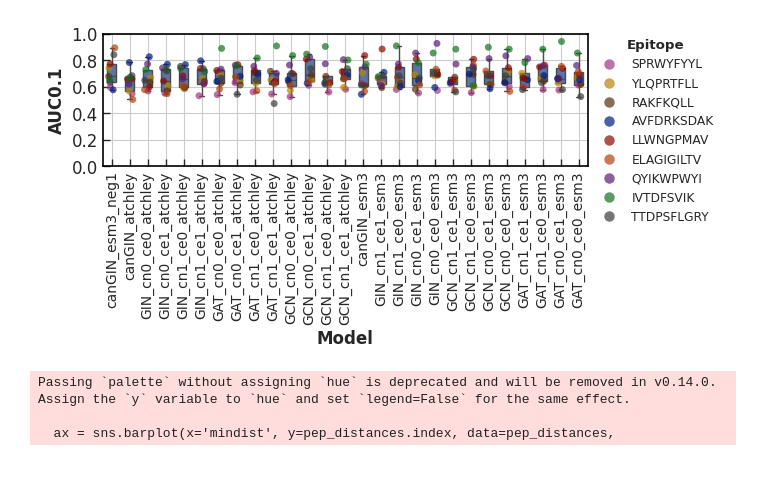
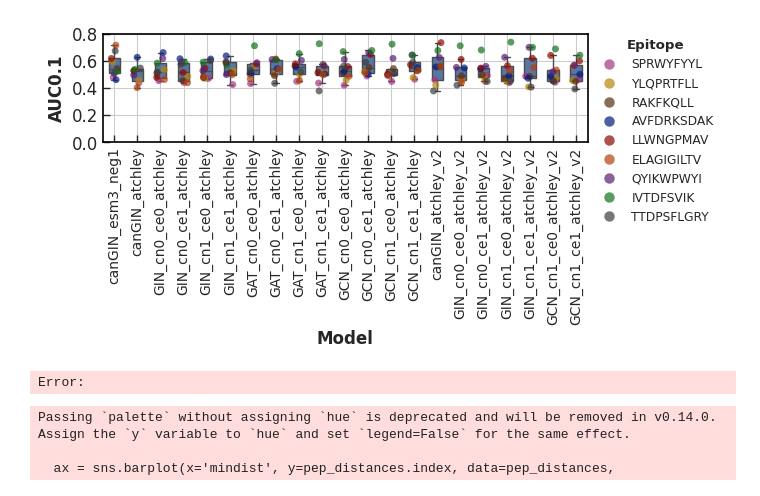
Before and after one commit to chagas98/MatchImmNet, a Jupyter notebook: notebooks/pred_analysis.ipynb, the cells around one changed output. Drawn from its saved outputs; the diff is of its cells as text; code cells hidden in the pictures.

```diff
--- a/notebooks/pred_analysis.ipynb
+++ b/notebooks/pred_analysis.ipynb
@@ -105,48 +105,44 @@ def auc_barplot(results_dirs, pattern="_raw_best.csv", save_dir=".", weighted_av
 
 # Example usage
 # results_dirs = {"../developments/increase_dataset/cagat_neg1_esm3_dp03": "caGAT_esm3",
 #                 "../developments/increase_dataset/cagat_neg1_atchley_dp03": "caGAT_atchley",
 #                 "../developments/increase_dataset/cagcn_neg1_esm3_dp03": "GCN_esm3",
 #                 "../developments/increase_dataset/cagcn_neg1_atchley_dp03": "GCN_atchley",
 #                 "../developments/increase_dataset/cagin_neg1_esm3_dp03": "caGIN_esm3",
 #                 "../developments/increase_dataset/cagin_neg1_atchley_dp03": "caGIN_atchley",
 #                 "../developments/increase_dataset/cangin_neg1_esm3_dp03": "canGIN_esm3",
 #                 "../developments/increase_dataset/cangin_neg1_atchley_dp03": "canGIN_atchley"
 #                 }
 
 results_dirs = {"../developments/increase_dataset_1217_neg1/cangin_neg1_esm3_dp03": "canGIN_esm3_neg1",
                 "../developments/increase_dataset_1217_neg3/cangin_neg3_atchley_dp03": "canGIN_atchley",
                 "../developments/increase_dataset_1217_neg3/GIN_cn0_ce0_neg3_atchley_dp03": "GIN_cn0_ce0_atchley",
                 "../developments/increase_dataset_1217_neg3/GIN_cn0_ce1_neg3_atchley_dp03": "GIN_cn0_ce1_atchley",
                 "../developments/increase_dataset_1217_neg3/GIN_cn1_ce0_neg3_atchley_dp03": "GIN_cn1_ce0_atchley",
                 "../developments/increase_dataset_1217_neg3/GIN_cn1_ce1_neg3_atchley_dp03": "GIN_cn1_ce1_atchley",
                 "../developments/increase_dataset_1217_neg3/GAT_cn0_ce0_neg3_atchley_dp03": "GAT_cn0_ce0_atchley",
                 "../developments/increase_dataset_1217_neg3/GAT_cn0_ce1_neg3_atchley_dp03": "GAT_cn0_ce1_atchley",
                 "../developments/increase_dataset_1217_neg3/GAT_cn1_ce0_neg3_atchley_dp03": "GAT_cn1_ce0_atchley",
                 "../developments/increase_dataset_1217_neg3/GAT_cn1_ce1_neg3_atchley_dp03": "GAT_cn1_ce1_atchley",
                 "../developments/increase_dataset_1217_neg3/GCN_cn0_ce0_neg3_atchley_dp03": "GCN_cn0_ce0_atchley",
                 "../developments/increase_dataset_1217_neg3/GCN_cn0_ce1_neg3_atchley_dp03": "GCN_cn0_ce1_atchley",
                 "../developments/increase_dataset_1217_neg3/GCN_cn1_ce0_neg3_atchley_dp03": "GCN_cn1_ce0_atchley",
                 "../developments/increase_dataset_1217_neg3/GCN_cn1_ce1_neg3_atchley_dp03": "GCN_cn1_ce1_atchley",
-                "../developments/increase_dataset_1217_neg3/cangin_neg3_esm3_dp03": "canGIN_esm3",
-                "../developments/increase_dataset_1217_neg3/GIN_cn1_ce1_neg3_esm3_dp03": "GIN_cn1_ce1_esm3",
-                "../developments/increase_dataset_1217_neg3/GIN_cn1_ce0_neg3_esm3_dp03": "GIN_cn1_ce0_esm3",
-                "../developments/increase_dataset_1217_neg3/GIN_cn0_ce1_neg3_esm3_dp03": "GIN_cn0_ce1_esm3",
-                "../developments/increase_dataset_1217_neg3/GIN_cn0_ce0_neg3_esm3_dp03": "GIN_cn0_ce0_esm3",
-                "../developments/increase_dataset_1217_neg3/GCN_cn1_ce1_neg3_esm3_dp03": "GCN_cn1_ce1_esm3",
-                "../developments/increase_dataset_1217_neg3/GCN_cn1_ce0_neg3_esm3_dp03": "GCN_cn1_ce0_esm3",
-                "../developments/increase_dataset_1217_neg3/GCN_cn0_ce1_neg3_esm3_dp03": "GCN_cn0_ce1_esm3",
-                "../developments/increase_dataset_1217_neg3/GCN_cn0_ce0_neg3_esm3_dp03": "GCN_cn0_ce0_esm3",
-                "../developments/increase_dataset_1217_neg3/GAT_cn1_ce1_neg3_esm3_dp03": "GAT_cn1_ce1_esm3",
-                "../developments/increase_dataset_1217_neg3/GAT_cn1_ce0_neg3_esm3_dp03": "GAT_cn1_ce0_esm3",
-                "../developments/increase_dataset_1217_neg3/GAT_cn0_ce1_neg3_esm3_dp03": "GAT_cn0_ce1_esm3",
-                "../developments/increase_dataset_1217_neg3/GAT_cn0_ce0_neg3_esm3_dp03": "GAT_cn0_ce0_esm3",
-                "../developments/increase_dataset_1217_neg3/GAT_cn0_ce0_neg3_esm3_dp03": "GAT_cn0_ce0_esm3"
+                "../developments/increase_dataset_1217_neg3_v2/cangin_neg3_atchley_dp03": "canGIN_atchley_v2",
+                "../developments/increase_dataset_1217_neg3_v2/GIN_cn0_ce0_neg3_atchley_dp03": "GIN_cn0_ce0_atchley_v2",
+                "../developments/increase_dataset_1217_neg3_v2/GIN_cn0_ce1_neg3_atchley_dp03": "GIN_cn0_ce1_atchley_v2",
+                "../developments/increase_dataset_1217_neg3_v2/GIN_cn1_ce0_neg3_atchley_dp03": "GIN_cn1_ce0_atchley_v2",
+                "../developments/increase_dataset_1217_neg3_v2/GIN_cn1_ce1_neg3_atchley_dp03": "GIN_cn1_ce1_atchley_v2",
+                "../developments/increase_dataset_1217_neg3_v2/GCN_cn0_ce1_neg3_atchley_dp03": "GCN_cn0_ce1_atchley_v2",
+                "../developments/increase_dataset_1217_neg3_v2/GCN_cn1_ce0_neg3_atchley_dp03": "GCN_cn1_ce0_atchley_v2",
+                "../developments/increase_dataset_1217_neg3_v2/GCN_cn1_ce1_neg3_atchley_dp03": "GCN_cn1_ce1_atchley_v2",
+
                 }
 
 auc_barplot(results_dirs, pattern="_raw.csv", save_dir=".", weighted_average=True)
 # %% [output]
-[figure, old version]
+[figure, new version]
+Error:
 # %%
 from Levenshtein import distance as levenshtein_distance
 import numpy as np
```
Also changed, not shown: parts of 1 cell of this notebook, 11 other files.
